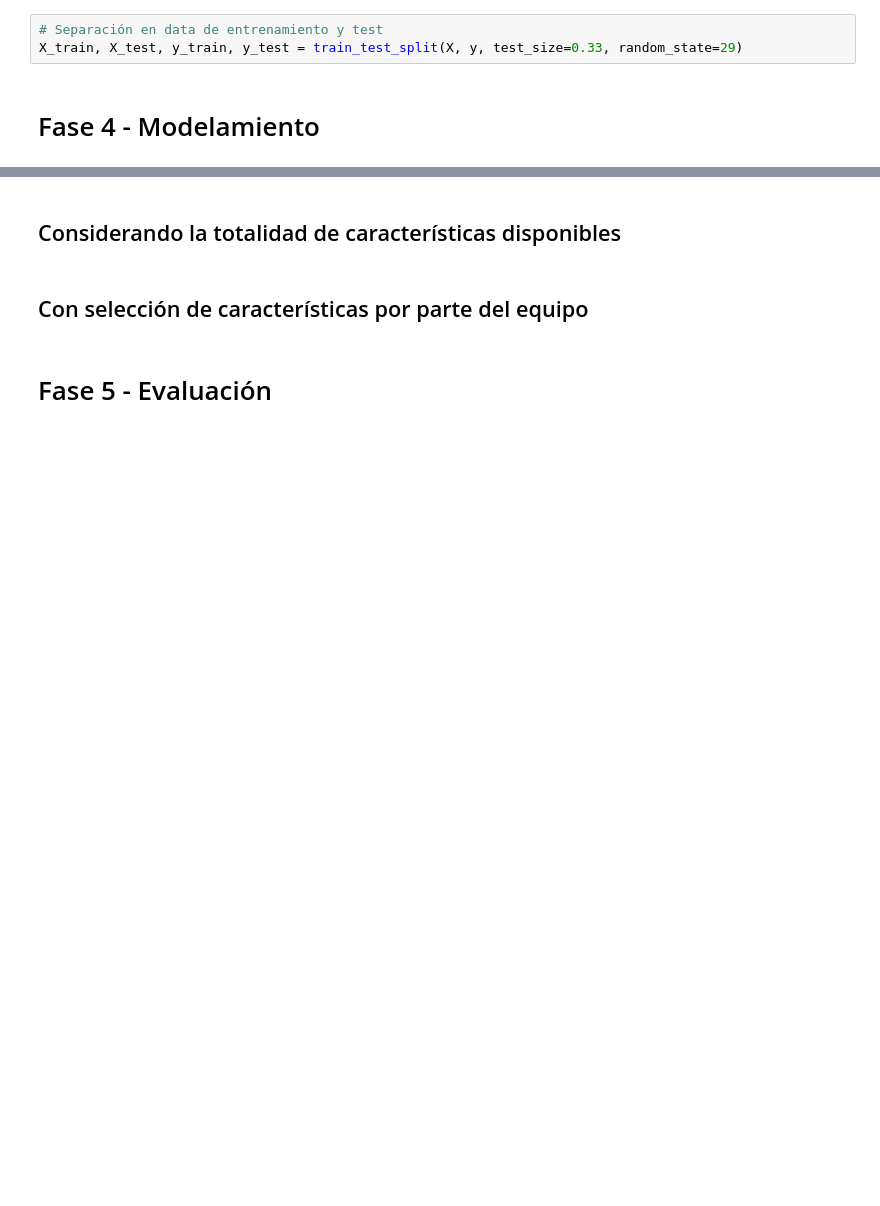
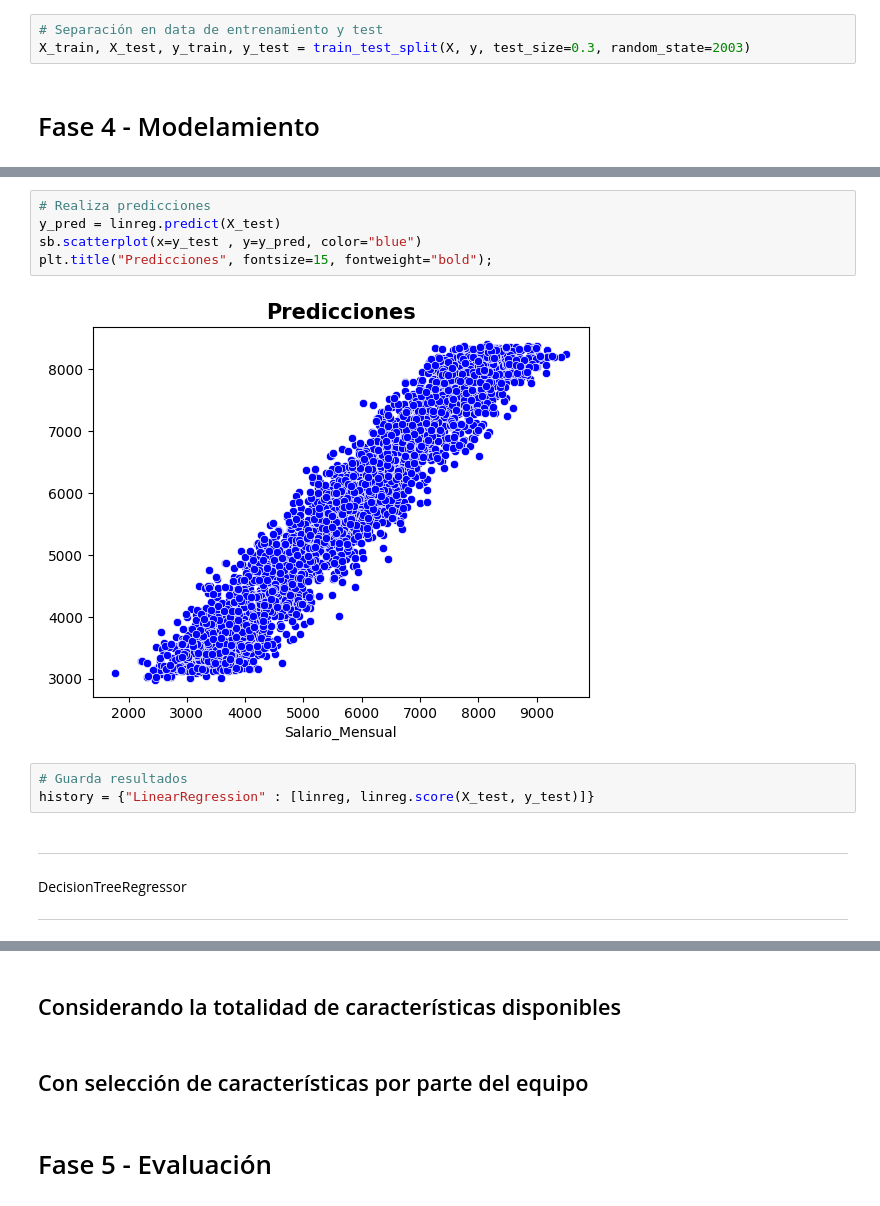
Before and after one commit to kotonitro/Inteligencia_Artificial_UBB, a Jupyter notebook: Certamen_2/620454_Base_E2_Regresion.ipynb, the cells around one changed output, grey strips where cells are left out. Cells and saved outputs as stored; diff of their text form; blank space fills up the shorter version.

```diff
--- a/Certamen_2/620454_Base_E2_Regresion.ipynb
+++ b/Certamen_2/620454_Base_E2_Regresion.ipynb
@@ -274,5 +270,5 @@ dtype: float64
 # %%
 # Separación en data de entrenamiento y test
-X_train, X_test, y_train, y_test = train_test_split(X, y, test_size=0.33, random_state=29)
+X_train, X_test, y_train, y_test = train_test_split(X, y, test_size=0.3, random_state=2003)
 # %% [markdown]
 # Fase 4 - Modelamiento
@@ -278,0 +314,15 @@ X_train, X_test, y_train, y_test = train_test_split(X, y, test_size=0.33, random
+# %%
+# Realiza predicciones
+y_pred = linreg.predict(X_test)
+sb.scatterplot(x=y_test , y=y_pred, color="blue")
+plt.title("Predicciones", fontsize=15, fontweight="bold");
+# %% [output]
+[figure, added]
+# %%
+# Guarda resultados
+history = {"LinearRegression" : [linreg, linreg.score(X_test, y_test)]}
+# %% [markdown]
+---
+DecisionTreeRegressor
+
+---
```
Also changed, not shown: parts of 25 cells of this notebook.
